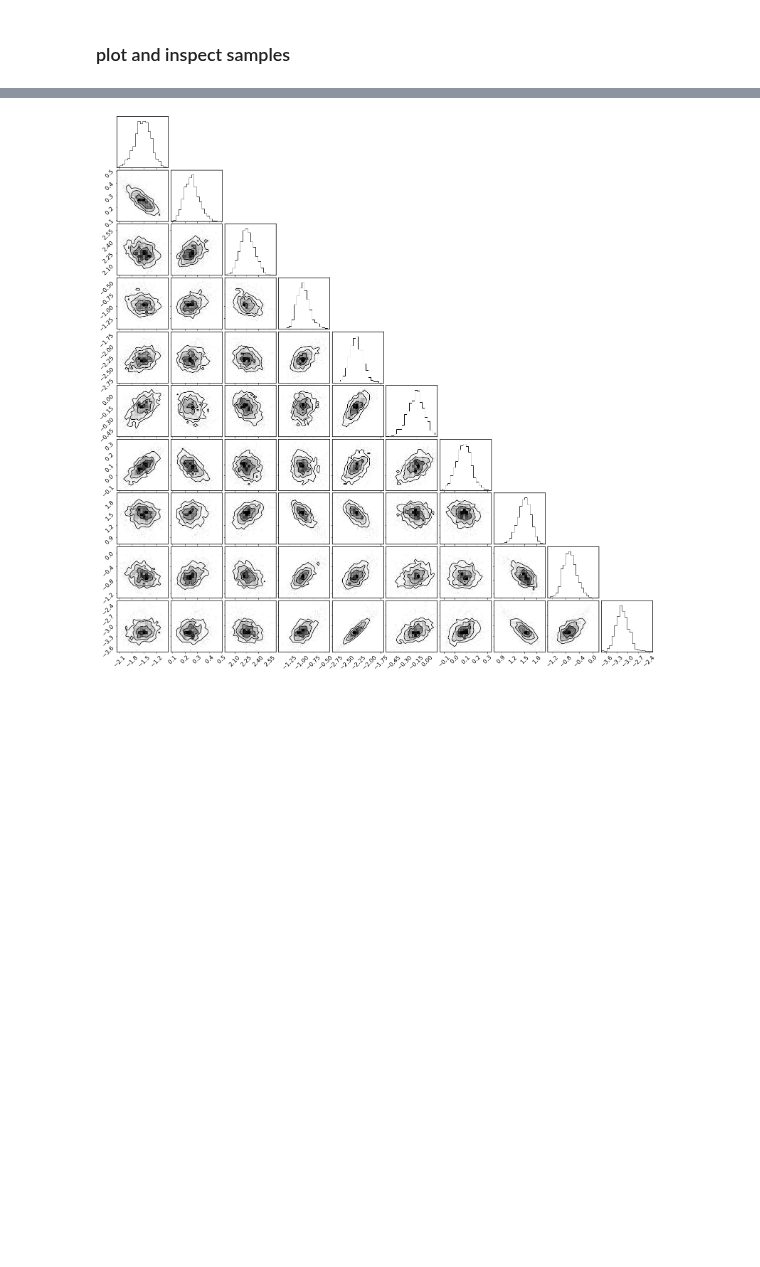
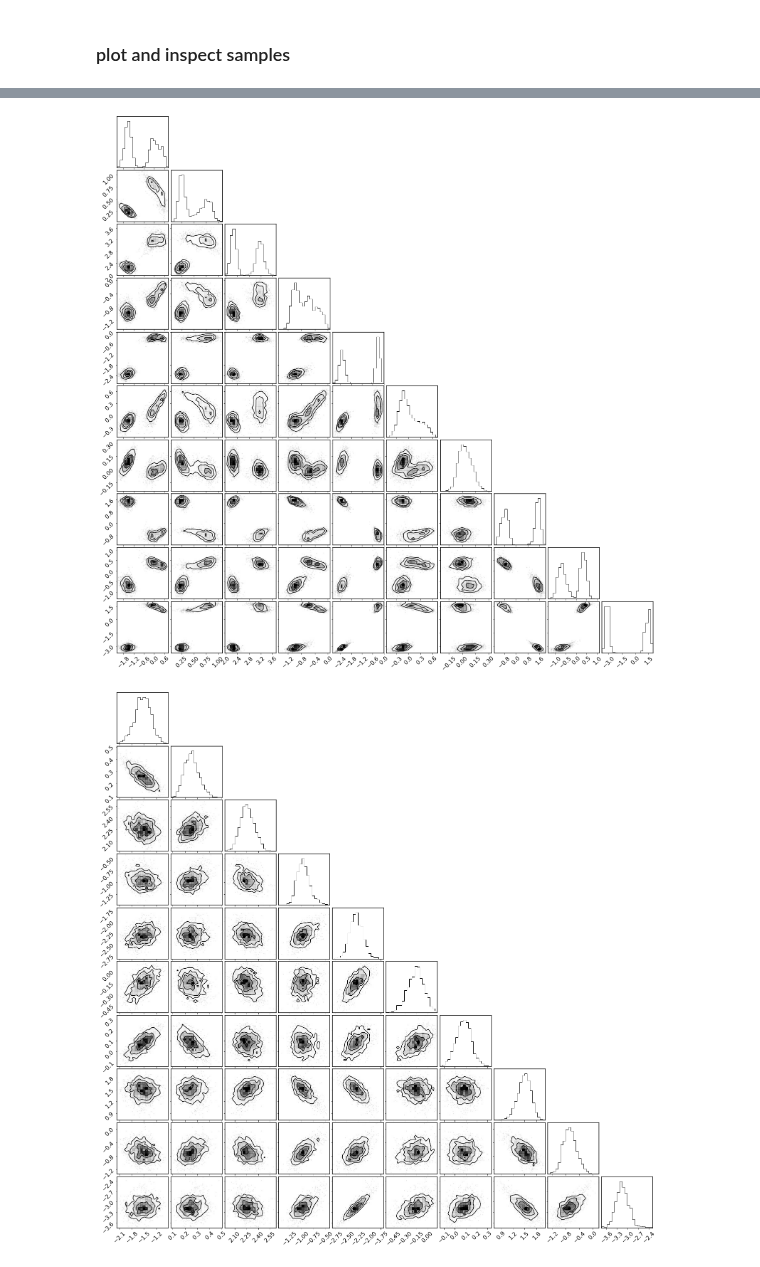
Before and after one commit to VMBoehm/PAE, a Jupyter notebook: notebooks/tf2/MNIST_masked_sampler-uspace.ipynb, the cells around one changed output, grey strips where cells are left out. Cells and saved outputs as stored; diff of their text form; code cells hidden in the pictures; blank space fills up the shorter version.

```diff
--- a/notebooks/tf2/MNIST_masked_sampler-uspace.ipynb
+++ b/notebooks/tf2/MNIST_masked_sampler-uspace.ipynb
@@ -383,3 +377,5 @@ time: 86.69771459102631
+# %%
+samples_truth=np.load(os.path.join(PROJECT_PATH,'/global/cscratch1/sd/vboehm/PAE_samples/MNIST/latent_dim10/','NUTS_FMNISTuspace_masked_latent_dim%d_burnin%d_ntreelevel%d_1batch2000_start_truth.npy'%(params['latent_size'],burnin,ntreelevel)))
 # %% [markdown]
 ### Computing sample variance and information gain between posterior and prior
 # %% [markdown]
@@ -419 +421,6 @@ import corner
+# %%
+corner.corner(np.concatenate((samples,samples_truth), axis=1)[8,:,0:10])
+plt.show()
+# %% [output]
+[figure, added]
 # %%
```
Also changed, not shown: parts of 7 cells of this notebook, 1 other file.
